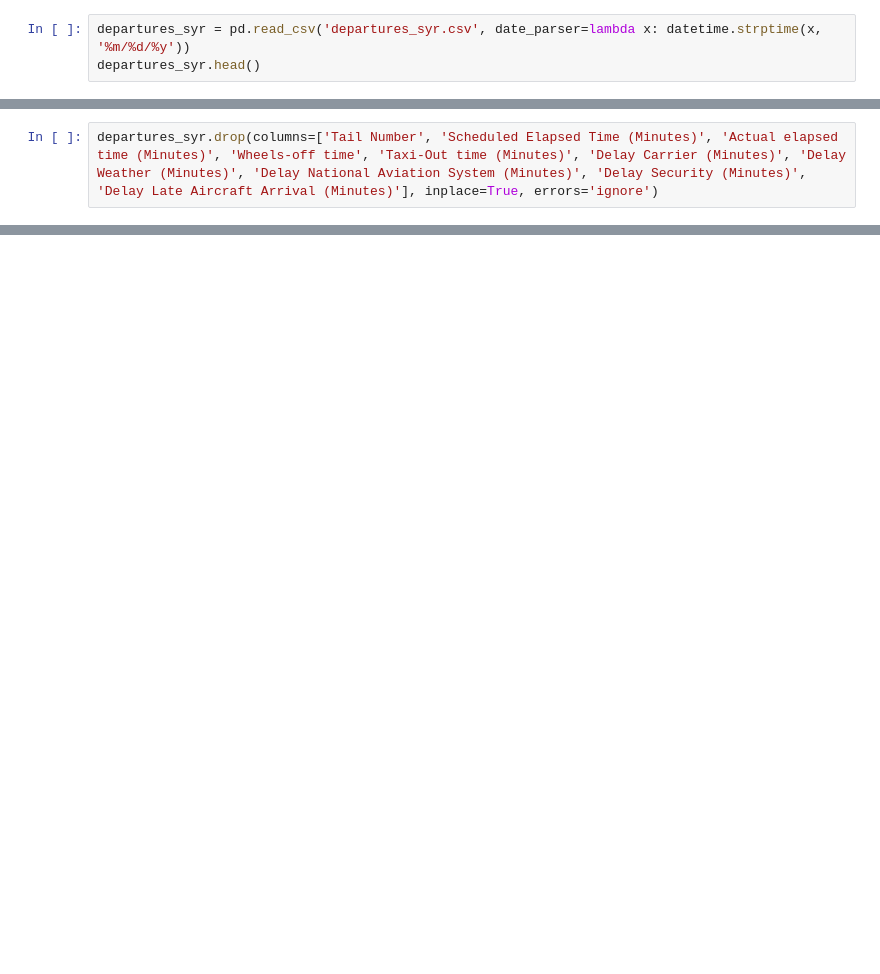
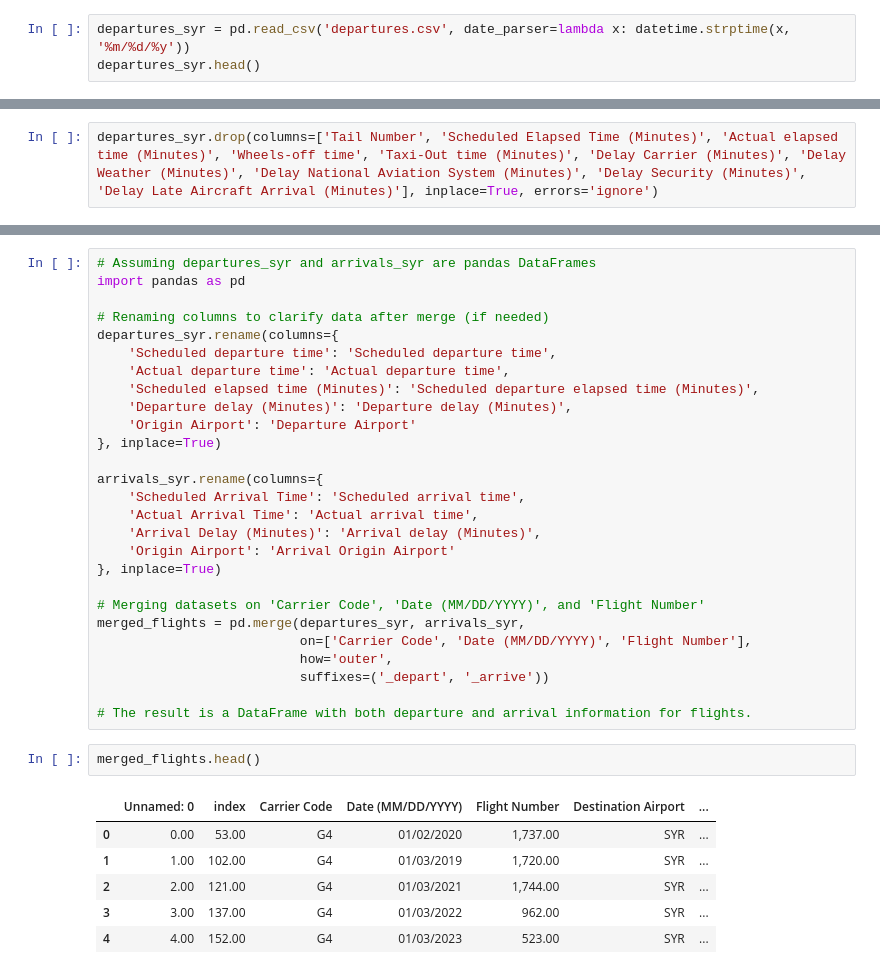
Before and after one commit to SaiTeja-Ambari/ml-flight-predictions, a Jupyter notebook: group12.ipynb, the cells around one changed output, grey strips where cells are left out. Drawn from its saved outputs; the diff is of its cells as text; blank space fills up the shorter version.

```diff
--- a/group12.ipynb
+++ b/group12.ipynb
@@ -81,3 +92,3 @@ arrivals_syr.dtypes
 # %%
-departures_syr = pd.read_csv('departures_syr.csv', date_parser=lambda x: datetime.strptime(x, '%m/%d/%y'))
+departures_syr = pd.read_csv('departures.csv', date_parser=lambda x: datetime.strptime(x, '%m/%d/%y'))
 departures_syr.head()
@@ -93,0 +161,36 @@ departures_syr.dtypes
+# %%
+# Assuming departures_syr and arrivals_syr are pandas DataFrames
+import pandas as pd
+
+# Renaming columns to clarify data after merge (if needed)
+departures_syr.rename(columns={
+    'Scheduled departure time': 'Scheduled departure time',
+    'Actual departure time': 'Actual departure time',
+    'Scheduled elapsed time (Minutes)': 'Scheduled departure elapsed time (Minutes)',
+    'Departure delay (Minutes)': 'Departure delay (Minutes)',
+    'Origin Airport': 'Departure Airport'
+}, inplace=True)
+
+arrivals_syr.rename(columns={
+    'Scheduled Arrival Time': 'Scheduled arrival time',
+    'Actual Arrival Time': 'Actual arrival time',
+    'Arrival Delay (Minutes)': 'Arrival delay (Minutes)',
+    'Origin Airport': 'Arrival Origin Airport'
+}, inplace=True)
+
+# Merging datasets on 'Carrier Code', 'Date (MM/DD/YYYY)', and 'Flight Number'
+merged_flights = pd.merge(departures_syr, arrivals_syr,
+                          on=['Carrier Code', 'Date (MM/DD/YYYY)', 'Flight Number'],
+                          how='outer',
+                          suffixes=('_depart', '_arrive'))
+
+# The result is a DataFrame with both departure and arrival information for flights.
+# %%
+merged_flights.head()
+# %% [output]
+|  | Unnamed: 0 | index | Carrier Code | Date (MM/DD/YYYY) | Flight Number | Destination Airport | ... |
+| 0 | 0.00 | 53.00 | G4 | 01/02/2020 | 1,737.00 | SYR | ... |
+| 1 | 1.00 | 102.00 | G4 | 01/03/2019 | 1,720.00 | SYR | ... |
+| 2 | 2.00 | 121.00 | G4 | 01/03/2021 | 1,744.00 | SYR | ... |
+| 3 | 3.00 | 137.00 | G4 | 01/03/2022 | 962.00 | SYR | ... |
+| 4 | 4.00 | 152.00 | G4 | 01/03/2023 | 523.00 | SYR | ... |
```
Also changed, not shown: parts of 14 cells of this notebook.
